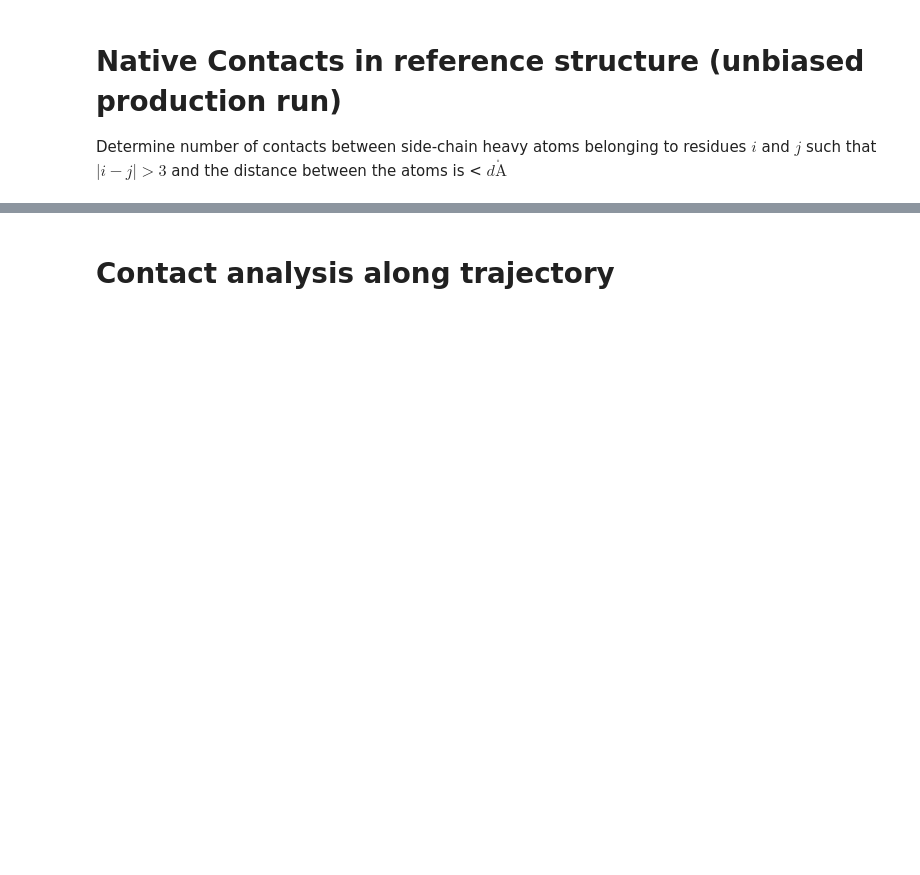
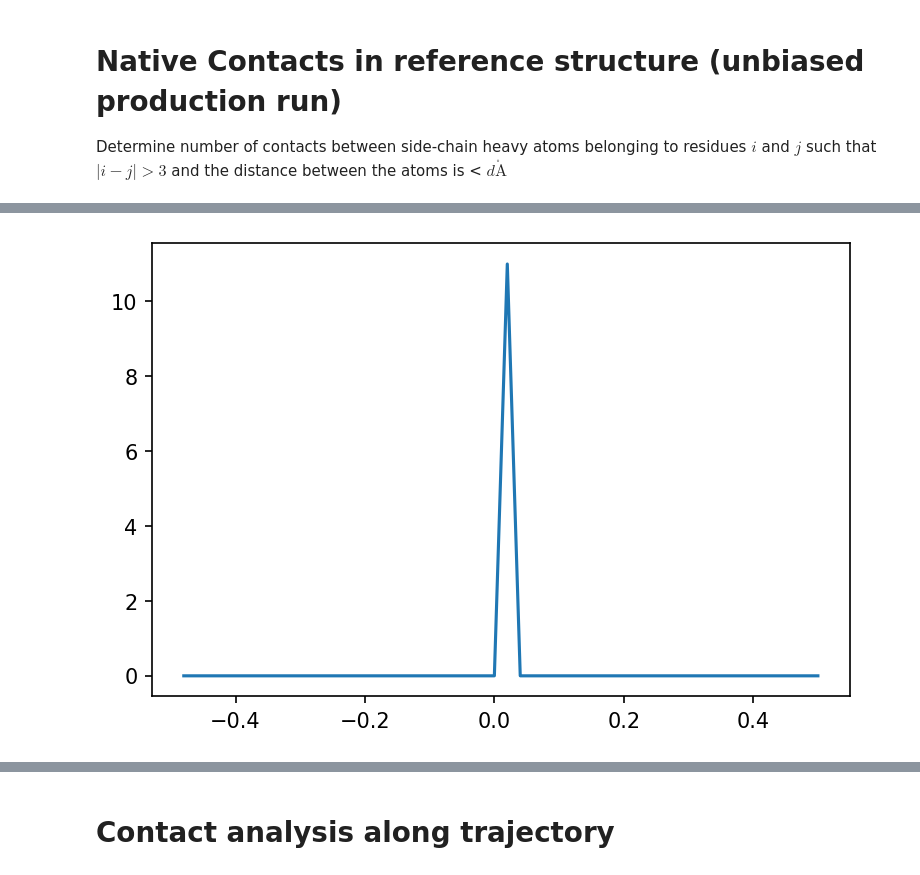
Before and after one commit to apallath/INDUSAnalysis, a Jupyter notebook: scratch/ubiquitin_structure_native_contacts_serial.ipynb, the cells around one changed output, grey strips where cells are left out. Drawn from its saved outputs; the diff is of its cells as text; code cells hidden in the pictures; blank space fills up the shorter version.

Commit message:
Updated contacts code, added integration test

```diff
--- a/scratch/ubiquitin_structure_native_contacts_serial.ipynb
+++ b/scratch/ubiquitin_structure_native_contacts_serial.ipynb
@@ -124,16 +124,3 @@ refu = mda.Universe(refstructf, reftrajf)
 refprotein = refu.select_atoms("protein")
 # %%
 side_heavy_sel = "protein and not(name N or name CA or name C or name O or name OC1 or name OC2 or type H)"
-# %%
-### TEST - MATRIX RESHAPING
-mat = [[11,12,13,14],
-       [21,22,23,24],
-       [31,32,33,34],
-       [41,42,43,44],
-       [51,52,53,54]]
-iidx = [1, 2, 3, 4, 5]
-jidx = [1, 2, 3, 4]
-print(np.array([(i,j) for i in iidx for j in jidx]))
-
-mat = np.array(mat)
-print(np.reshape(mat, (mat.shape[0]*mat.shape[1],)))
@@ -158,40 +127,49 @@ print(np.reshape(mat, (mat.shape[0]*mat.shape[1],)))
 # %%
-skip = 1
-nres = len(refprotein.residues)
+####CUTOFF####
+cutoffs = [2,3,4,4.5,5,6,7,8]
 
-step = 0
-contacts = []
-l = len(refprotein.residues.atoms)
-contactmatrix = np.zeros((l,l))
+for cutoff in cutoffs:
+    skip = 10
+    nres = len(refprotein.residues)
 
-####CUTOFF####
-cutoff = 6
+    step = 0
+    contacts = []
+    l = len(refprotein.residues.atoms)
+    contactmatrix = np.zeros((l,l))
 
-for ts in refu.trajectory[0::skip]:
-    #Method 2
-    box = ts.dimensions
-    ncontacts = 0
-    atomiccontacts = np.zeros((nres, nres))
+    for ts in refu.trajectory[0::skip]:
+        #Method 2
+        box = ts.dimensions
+        ncontacts = 0
 
-    for i in range(nres):
-        heavy_side_i = refprotein.residues[i].atoms.select_atoms(side_heavy_sel)
-        heavy_side_j = refprotein.residues[i+4:].atoms.select_atoms(side_heavy_sel)
-        dmatrix = mda.lib.distances.distance_array(heavy_side_i.positions, heavy_side_j.positions, box)
-        ijc = np.count_nonzero(dmatrix < cutoff)
-        ncontacts += ijc
-        iidx = heavy_side_i.indices
-        jidx = heavy_side_j.indices
+        for i in range(nres):
+            heavy_side_i = refprotein.residues[i].atoms.select_atoms(side_heavy_sel)
+            heavy_side_j = refprotein.residues[i+4:].atoms.select_atoms(side_heavy_sel)
+            dmatrix = mda.lib.distances.distance_array(heavy_side_i.positions, heavy_side_j.positions, box)
+            local_contact_matrix = np.array(dmatrix < cutoff)
+            ijc = np.count_nonzero(local_contact_matrix)
+            ncontacts += ijc
+            iidx = heavy_side_i.indices
+            jidx = heavy_side_j.indices
 
-        for i in range(dmatrix.shape[0]):
-            for j in range(dmatrix.shape[1]):
-                contactmatrix[iidx[i], jidx[j]] += dmatrix[i,j]
+            for i in range(dmatrix.shape[0]):
+                for j in range(dmatrix.shape[1]):
+                    contactmatrix[iidx[i], jidx[j]] += local_contact_matrix[i,j]
 
-    print("Step = {}, time = {} ps, contacts = {}".format(step*skip + 1,ts.time,ncontacts))
-    contacts.append([ts.time, ncontacts])
-    step += 1
+        print("Step = {}, time = {} ps, contacts = {}".format(step*skip + 1,ts.time,ncontacts))
+        contacts.append([ts.time, ncontacts])
+        step += 1
 
-refcontacts = np.array(contacts)
-for i in range(contactmatrix.shape[0]):
-    for j in range(contactmatrix.shape[1]):
-        contactmatrix[i,j] = max(contactmatrix[i,j], contactmatrix[j,i])
+    refcontacts = np.array(contacts)
+    for i in range(contactmatrix.shape[0]):
+        for j in range(contactmatrix.shape[1]):
+            contactmatrix[i,j] = max(contactmatrix[i,j], contactmatrix[j,i])
+
+    histy, histx = np.histogram(refcontacts[:,1], bins=50)
+    plt.figure(dpi=150)
+    plt.plot(histx[1:], histy)
+
+    plt.figure(dpi=150)
+    plt.imshow(contactmatrix)
+    plt.colorbar()
 # %% [output]
@@ -214,0 +193 @@ Step = 101, time = 1000.0 ps, contacts = 1021
+[figure, added]
```
Also changed, not shown: parts of 5 cells of this notebook, 25 other files.
